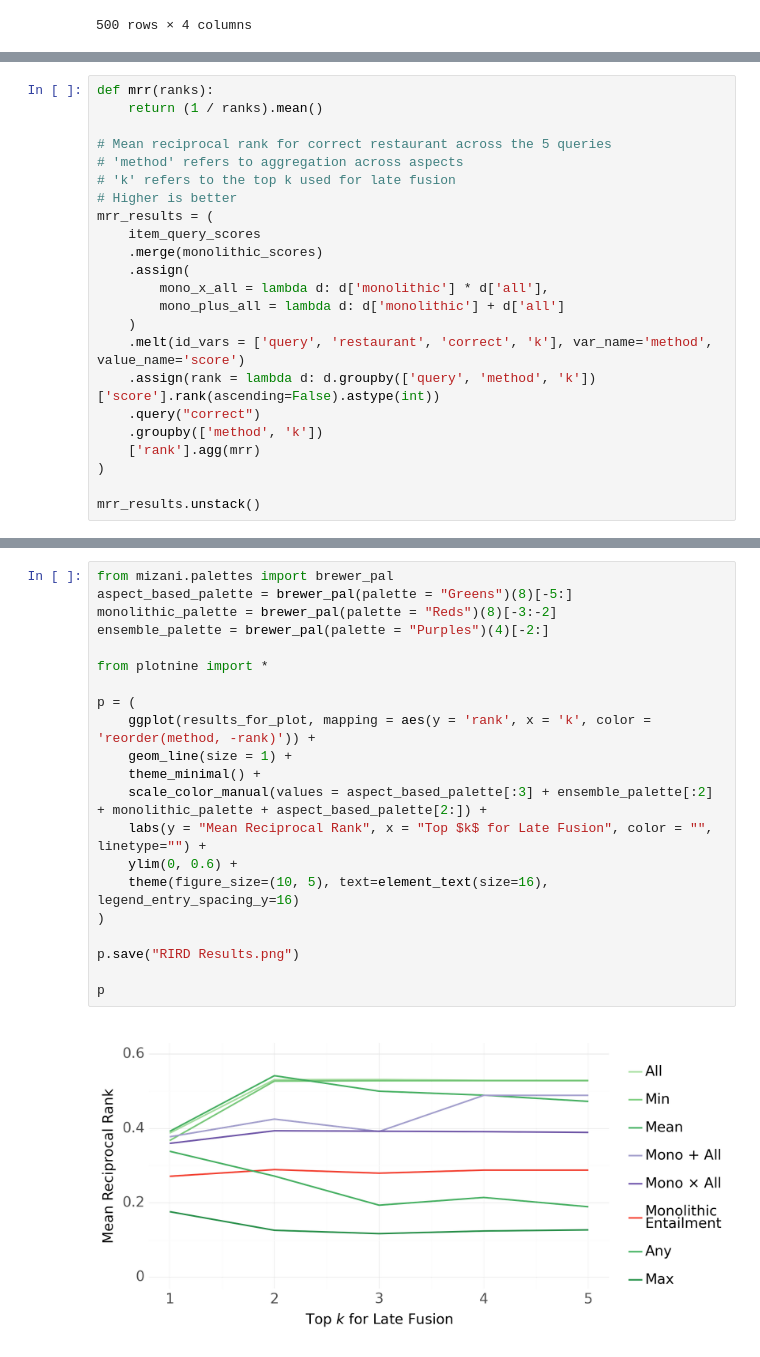
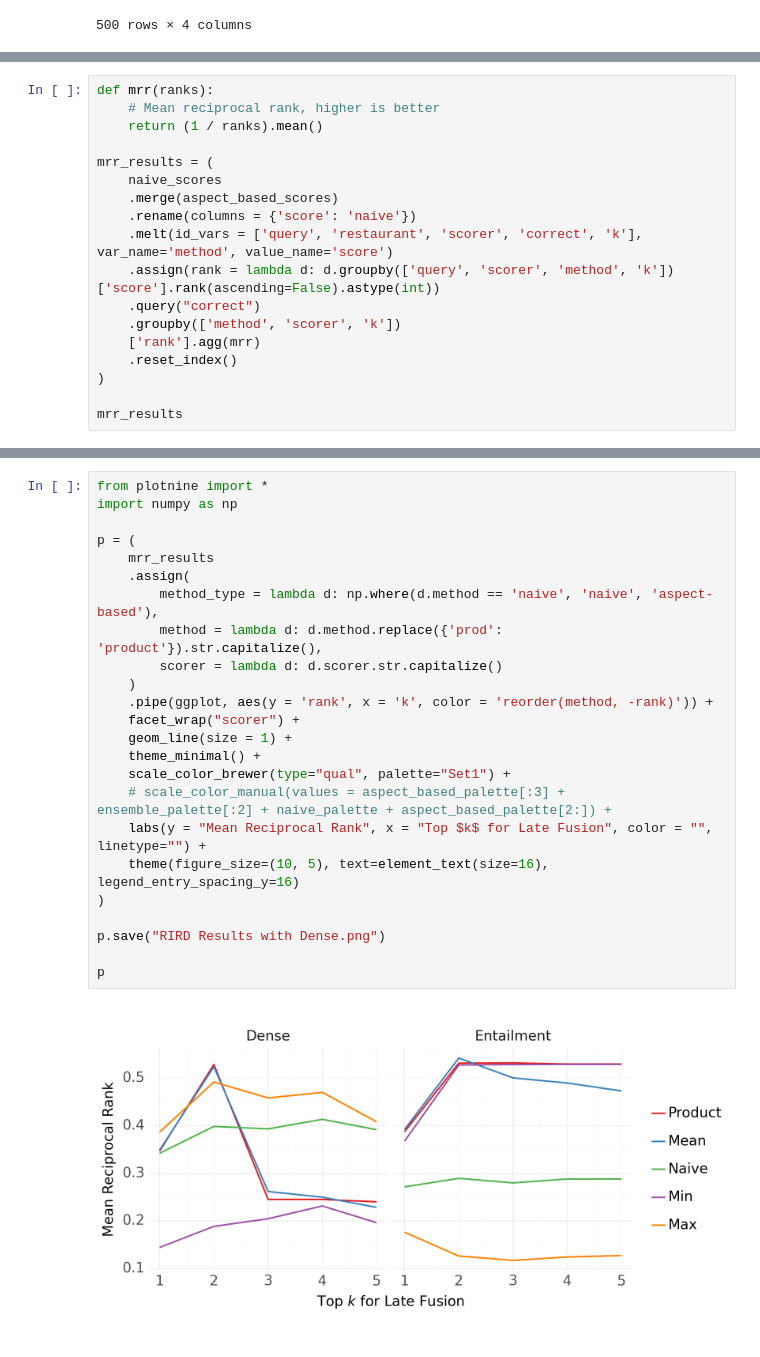
Before and after one commit to baronet2/marir, a Jupyter notebook: RIRD/21_compare_algorithms_item_first.ipynb, the cells around one changed output, grey strips where cells are left out. Drawn from its saved outputs; the diff is of its cells as text.

Commit message:
Add dense results for RIRD

```diff
--- a/RIRD/21_compare_algorithms_item_first.ipynb
+++ b/RIRD/21_compare_algorithms_item_first.ipynb
@@ -205,24 +172,19 @@ monolithic_scores
 # %%
 def mrr(ranks):
+    # Mean reciprocal rank, higher is better
     return (1 / ranks).mean()
 
-# Mean reciprocal rank for correct restaurant across the 5 queries
-# 'method' refers to aggregation across aspects
-# 'k' refers to the top k used for late fusion
-# Higher is better
 mrr_results = (
-    item_query_scores
-    .merge(monolithic_scores)
-    .assign(
-        mono_x_all = lambda d: d['monolithic'] * d['all'],
-        mono_plus_all = lambda d: d['monolithic'] + d['all']
-    )
-    .melt(id_vars = ['query', 'restaurant', 'correct', 'k'], var_name='method', value_name='score')
-    .assign(rank = lambda d: d.groupby(['query', 'method', 'k'])['score'].rank(ascending=False).astype(int))
+    naive_scores
+    .merge(aspect_based_scores)
+    .rename(columns = {'score': 'naive'})
+    .melt(id_vars = ['query', 'restaurant', 'scorer', 'correct', 'k'], var_name='method', value_name='score')
+    .assign(rank = lambda d: d.groupby(['query', 'scorer', 'method', 'k'])['score'].rank(ascending=False).astype(int))
     .query("correct")
-    .groupby(['method', 'k'])
+    .groupby(['method', 'scorer', 'k'])
     ['rank'].agg(mrr)
+    .reset_index()
 )
 
-mrr_results.unstack()
+mrr_results
 # %% [output]
@@ -273,24 +208,27 @@ results_for_plot
 # %%
-from mizani.palettes import brewer_pal
-aspect_based_palette = brewer_pal(palette = "Greens")(8)[-5:]
-monolithic_palette = brewer_pal(palette = "Reds")(8)[-3:-2]
-ensemble_palette = brewer_pal(palette = "Purples")(4)[-2:]
-
 from plotnine import *
+import numpy as np
 
 p = (
-    ggplot(results_for_plot, mapping = aes(y = 'rank', x = 'k', color = 'reorder(method, -rank)')) +
+    mrr_results
+    .assign(
+        method_type = lambda d: np.where(d.method == 'naive', 'naive', 'aspect-based'),
+        method = lambda d: d.method.replace({'prod': 'product'}).str.capitalize(),
+        scorer = lambda d: d.scorer.str.capitalize()
+    )
+    .pipe(ggplot, aes(y = 'rank', x = 'k', color = 'reorder(method, -rank)')) +
+    facet_wrap("scorer") +
     geom_line(size = 1) +
     theme_minimal() +
-    scale_color_manual(values = aspect_based_palette[:3] + ensemble_palette[:2] + monolithic_palette + aspect_based_palette[2:]) +
+    scale_color_brewer(type="qual", palette="Set1") +
+    # scale_color_manual(values = aspect_based_palette[:3] + ensemble_palette[:2] + naive_palette + aspect_based_palette[2:]) +
     labs(y = "Mean Reciprocal Rank", x = "Top $k$ for Late Fusion", color = "", linetype="") +
-    ylim(0, 0.6) +
     theme(figure_size=(10, 5), text=element_text(size=16), legend_entry_spacing_y=16)
 )
 
-p.save("RIRD Results.png")
+p.save("RIRD Results with Dense.png")
 
 p
 # %% [output]
-[figure, old version]
+[figure, new version]
 <Figure Size: (1000 x 500)>
```
Also changed, not shown: parts of 11 cells of this notebook, 1 other file.
